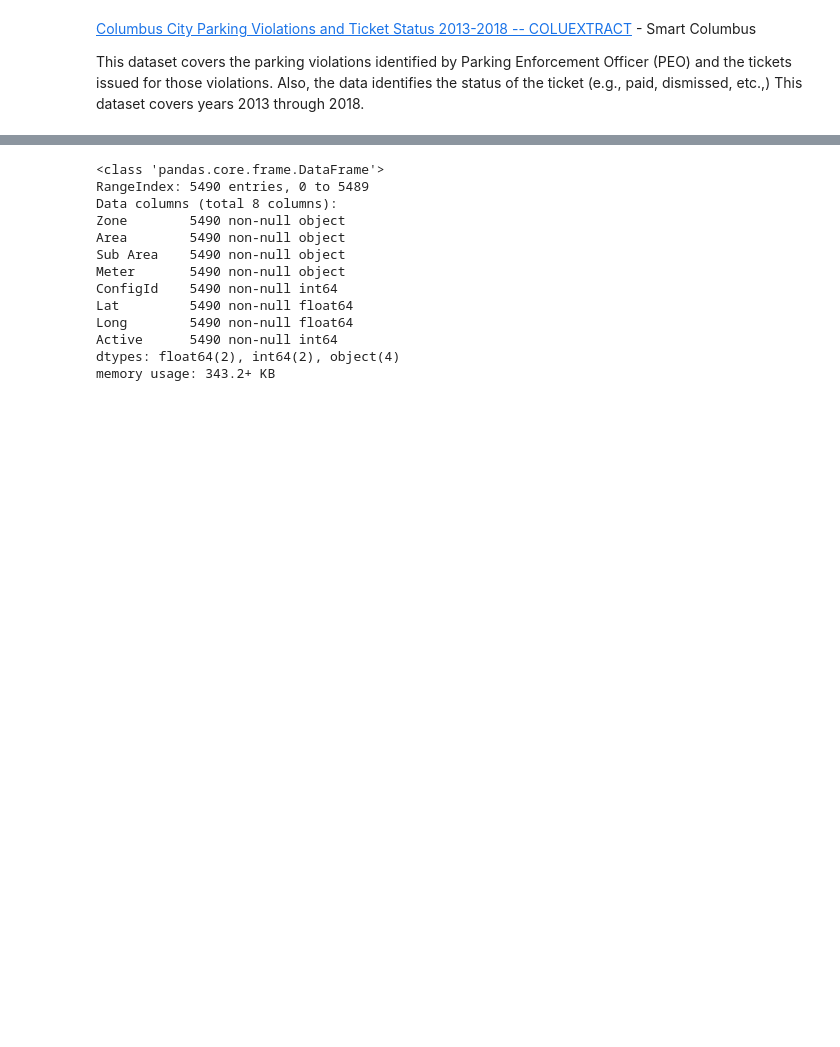
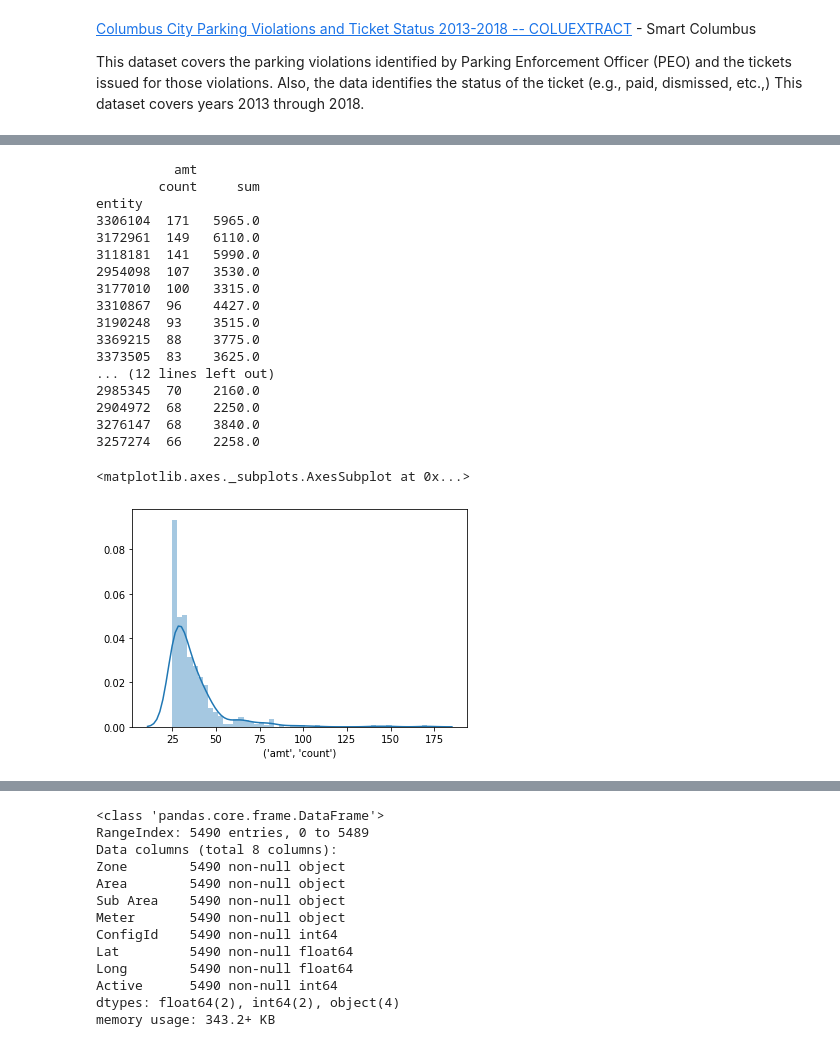
Before and after one commit to osofariu/cmh-parking-tickets, a Jupyter notebook: notebooks/Cmh_Parking_Violation.ipynb, the cells around one changed output, grey strips where cells are left out. Cells and saved outputs as stored; diff of their text form; code cells hidden in the pictures; blank space fills up the shorter version.

```diff
--- a/notebooks/Cmh_Parking_Violation.ipynb
+++ b/notebooks/Cmh_Parking_Violation.ipynb
@@ -246,0 +26,2 @@ memory usage: 343.2+ KB
+# %%
+violations_full = pd.read_csv("../data/raw/160c98a1-ad56-4658-8553-5ee8e7d0d953.csv.gz", compression = 'gzip', low_memory = False)
@@ -246,0 +87,13 @@ memory usage: 343.2+ KB
+# %%
+# work with the most promissing columns:
+violations = violations_full[['ticket', 'entity', 'meter', 'iss dt', 'multno', 'hold ct', 'due', 'fine', 'make', 'iss time', 'time2', 'ticket', 'badge', 'pay amt', 'pay meth', 'plea', 'open ct', 'lat', 'long']].copy()
+violations['issue_date'] = violations['iss dt'].map(lambda dtStr: datetime.datetime.strptime(str(dtStr), '%Y%j'))
+violations['year'] = violations['issue_date'].map(lambda dt: dt.year)
+violations['dayOfWeek'] = violations['issue_date'].map(lambda dt: dt.weekday())
+violations['hour'] = violations['iss time'] / 100
+# %%
+# convert 'pay amt' into a float
+import string
+trans_dict ={ord('$'): None, ord('('): None, ord(')'): None, ord(","): None}
+violations['amt'] = violations['pay amt'].str.translate(trans_dict).astype(float)
+violations['amt']
@@ -246,0 +156,27 @@ memory usage: 343.2+ KB
+# %%
+# distribution of outliers - entities who got more than 25 tickets
+entity_tickets = violations[['entity', 'amt']].groupby('entity').agg(['count', 'sum']).sort_values([('amt', 'count')], ascending=False)
+print(entity_tickets.head(25))
+
+sns.distplot(entity_tickets[('amt', 'count')]\
+             [(entity_tickets[('amt', 'count')] >= 25)], bins = 50)
+# %% [output]
+          amt
+        count     sum
+entity
+3306104  171   5965.0
+3172961  149   6110.0
+3118181  141   5990.0
+2954098  107   3530.0
+3177010  100   3315.0
+3310867  96    4427.0
+3190248  93    3515.0
+3369215  88    3775.0
+3373505  83    3625.0
+... (12 lines left out)
+2985345  70    2160.0
+2904972  68    2250.0
+3276147  68    3840.0
+3257274  66    2258.0
+<matplotlib.axes._subplots.AxesSubplot at 0x...>
+[figure, added]
```
Also changed, not shown: parts of 64 cells of this notebook.
